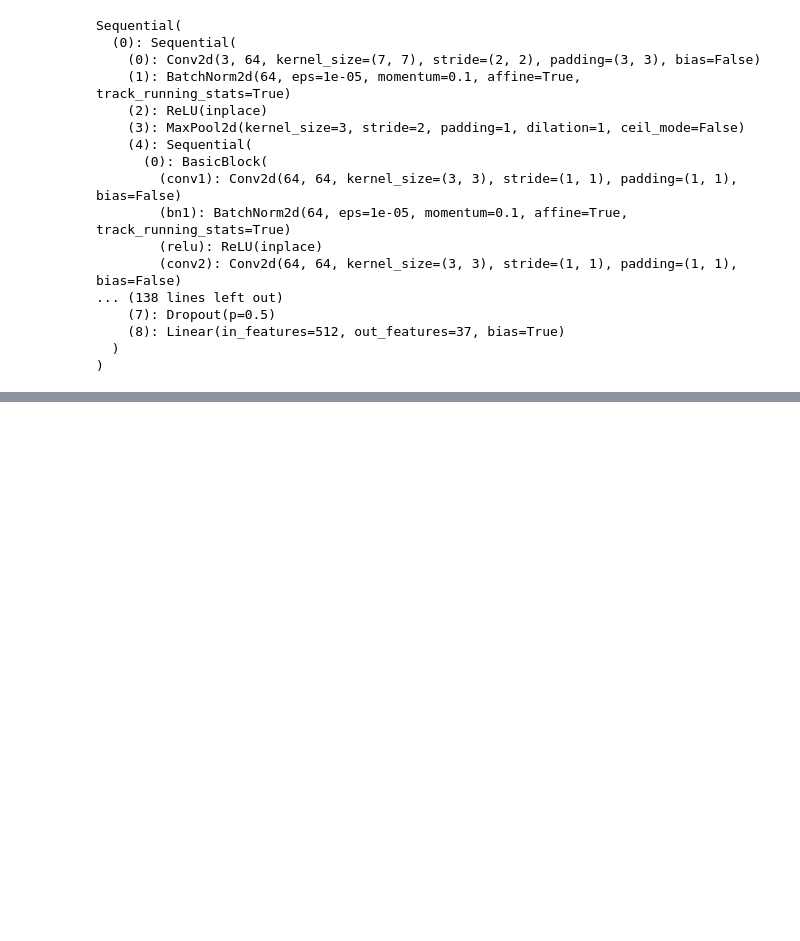
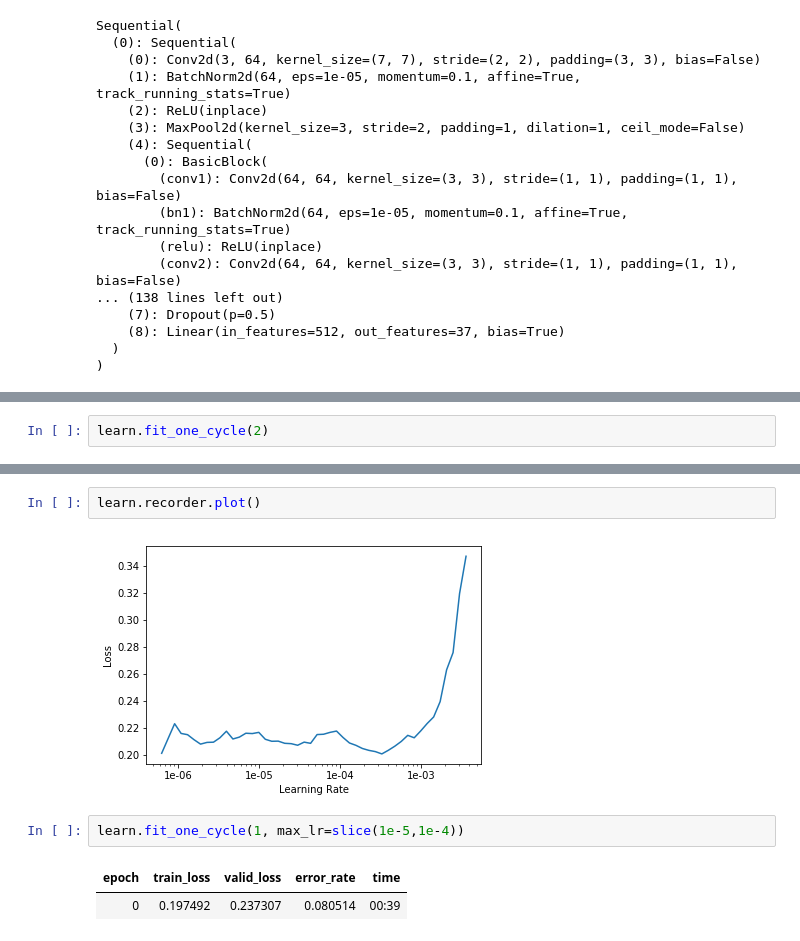
Before and after one commit to bhatia99/fastai-dl-2019, a Jupyter notebook: myl1.ipynb, the cells around one changed output, grey strips where cells are left out. Drawn from its saved outputs; the diff is of its cells as text; blank space fills up the shorter version.

```diff
--- a/myl1.ipynb
+++ b/myl1.ipynb
@@ -93,0 +181,2 @@ learn.save('stage-1')
+# %%
+learn.fit_one_cycle(2)
@@ -93,0 +192,9 @@ learn.save('stage-1')
+# %%
+learn.recorder.plot()
+# %% [output]
+[figure, added]
+# %%
+learn.fit_one_cycle(1, max_lr=slice(1e-5,1e-4))
+# %% [output]
+| epoch | train_loss | valid_loss | error_rate | time |
+| 0 | 0.197492 | 0.237307 | 0.080514 | 00:39 |
```
Also changed, not shown: parts of 35 cells of this notebook, 1 other file.
